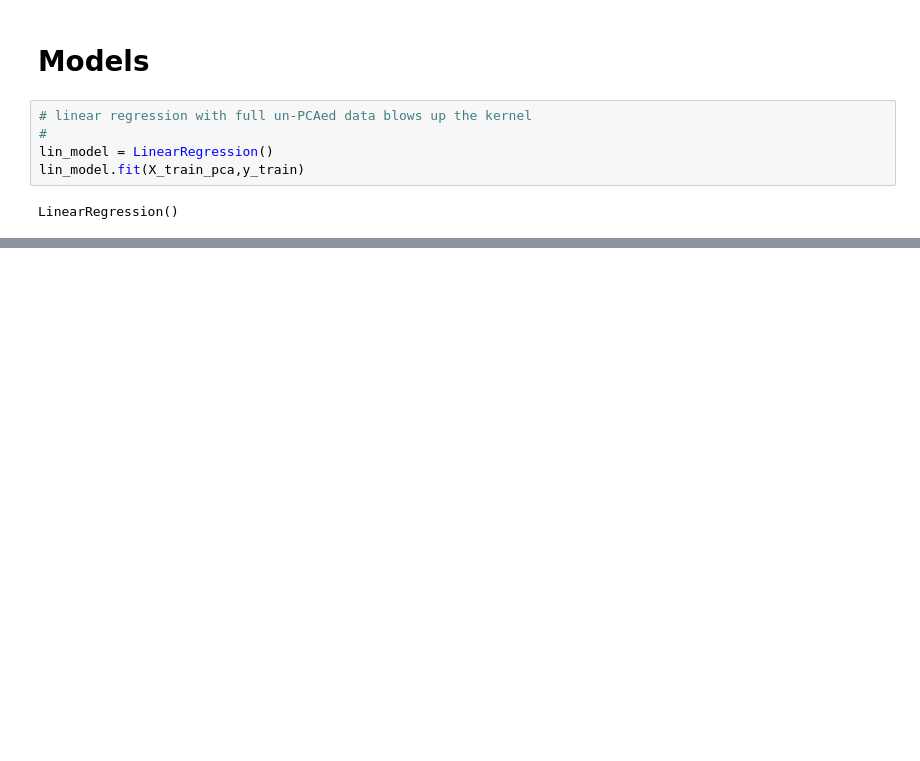
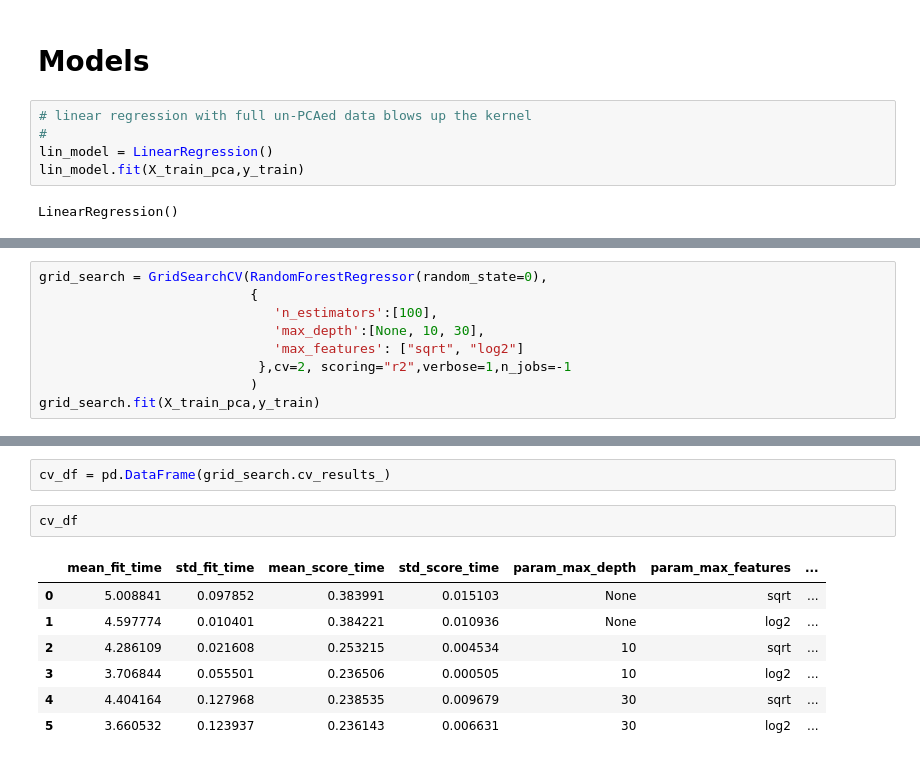
Before and after one commit to ccepelak/ML-SS22, a Jupyter notebook: data_cleaning.ipynb, the cells around one changed output, grey strips where cells are left out. Drawn from its saved outputs; the diff is of its cells as text; blank space fills up the shorter version.

```diff
--- a/data_cleaning.ipynb
+++ b/data_cleaning.ipynb
@@ -370,0 +428,9 @@ plt.hist((y_train))
+# %%
+grid_search = GridSearchCV(RandomForestRegressor(random_state=0),
+                           {
+                              'n_estimators':[100],
+                              'max_depth':[None, 10, 30],
+                              'max_features': ["sqrt", "log2"]
+                            },cv=2, scoring="r2",verbose=1,n_jobs=-1
+                           )
+grid_search.fit(X_train_pca,y_train)
@@ -370,0 +447,12 @@ plt.hist((y_train))
+# %%
+cv_df = pd.DataFrame(grid_search.cv_results_)
+# %%
+cv_df
+# %% [output]
+|  | mean_fit_time | std_fit_time | mean_score_time | std_score_time | param_max_depth | param_max_features | ... |
+| 0 | 5.008841 | 0.097852 | 0.383991 | 0.015103 | None | sqrt | ... |
+| 1 | 4.597774 | 0.010401 | 0.384221 | 0.010936 | None | log2 | ... |
+| 2 | 4.286109 | 0.021608 | 0.253215 | 0.004534 | 10 | sqrt | ... |
+| 3 | 3.706844 | 0.055501 | 0.236506 | 0.000505 | 10 | log2 | ... |
+| 4 | 4.404164 | 0.127968 | 0.238535 | 0.009679 | 30 | sqrt | ... |
+| 5 | 3.660532 | 0.123937 | 0.236143 | 0.006631 | 30 | log2 | ... |
```
Also changed, not shown: parts of 27 cells of this notebook.
